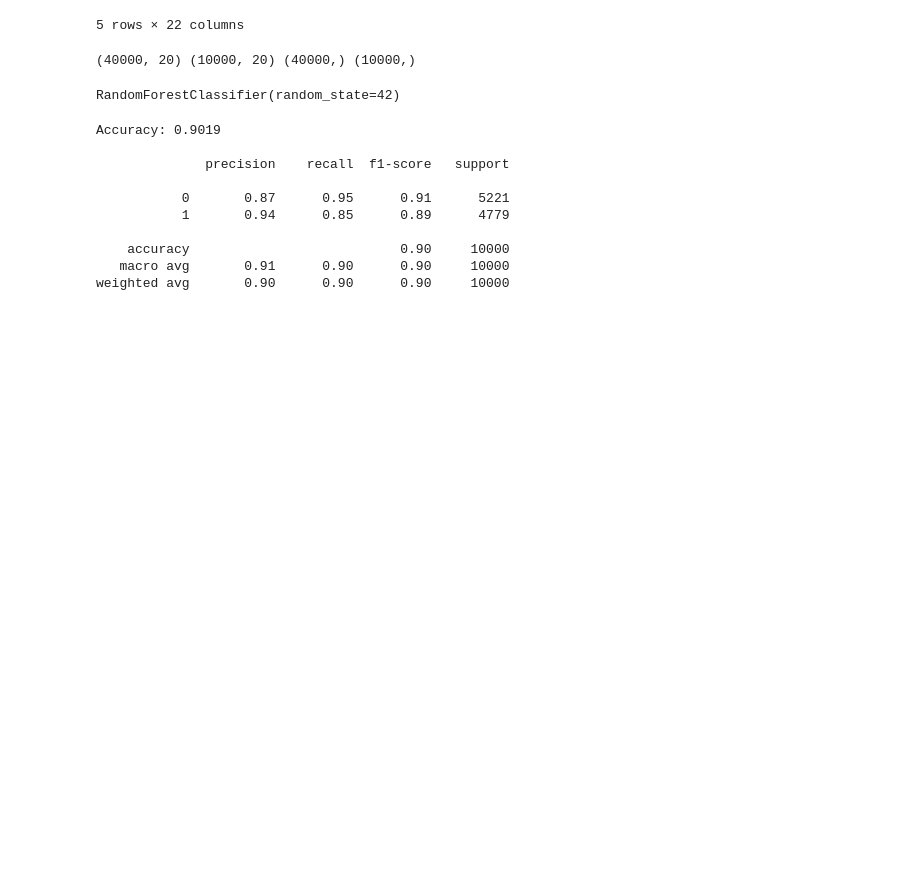
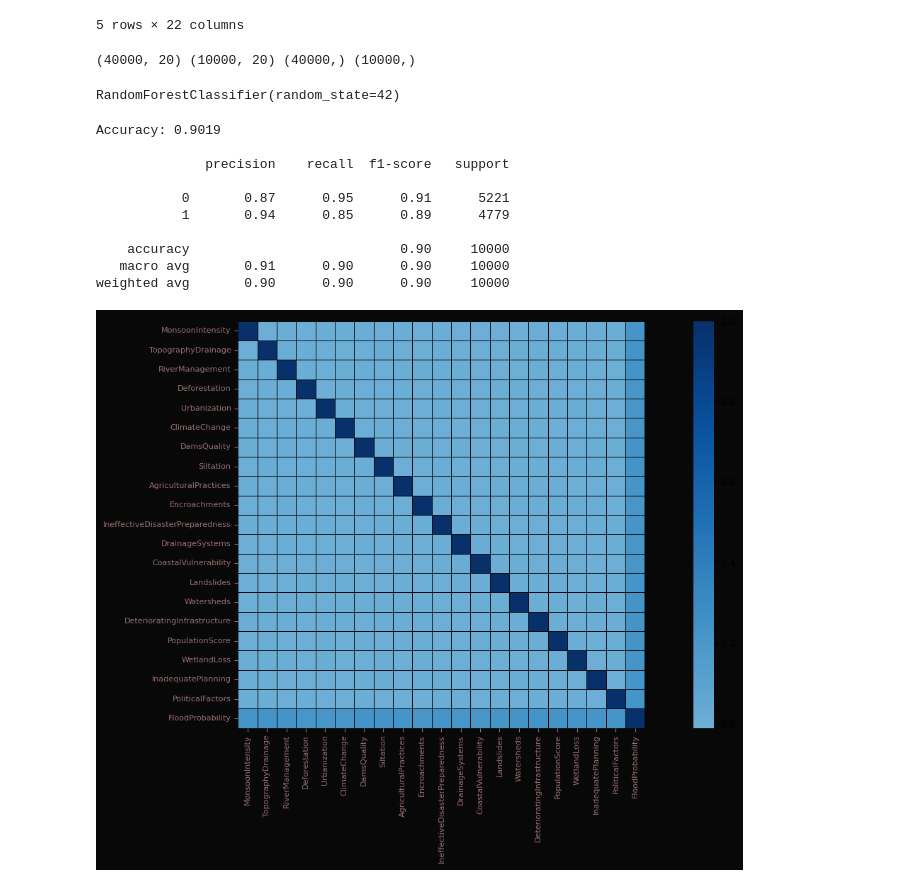
Before and after one commit to AjalaBolu/final-projects-bd-ans-hd, a Jupyter notebook: flood-prediction/Flood_Prediction.ipynb, the cells around one changed output. Saved outputs shown, nothing was run; the diff lists cells and outputs as text; code cells hidden in the pictures; blank space fills up the shorter version.

```diff
--- a/flood-prediction/Flood_Prediction.ipynb
+++ b/flood-prediction/Flood_Prediction.ipynb
@@ -8,7 +8,7 @@ from sklearn.ensemble import RandomForestClassifier
 from sklearn.metrics import classification_report, confusion_matrix, accuracy_score
 from sklearn.preprocessing import LabelEncoder
 # %%
-f = pd.read_csv('/content/flood.csv')
+f = pd.read_csv('C:\\Dev\\ml-projects\\flood-prediction\\flood.csv')
 # %%
 f.head()
 # %% [output]
@@ -105,0 +111,13 @@ weighted avg       0.90      0.90      0.90     10000
+# %%
+fig, ax = plt.subplots(figsize=(14, 8))
+fig.patch.set_facecolor('#080808')
+ax.set_facecolor('#0f0505')
+corr = f.drop(columns=['Flood']).corr()
+sns.heatmap(corr, ax=ax, cmap='Blues', center=0,
+            linewidths=0.5, linecolor='#080808',
+            annot=False, square=True)
+ax.tick_params(colors='#9a7070', labelsize=8)
+plt.tight_layout()
+plt.show()
+# %% [output]
+[figure, added]
```
Also changed, not shown: parts of 4 cells of this notebook, 6 other files.
